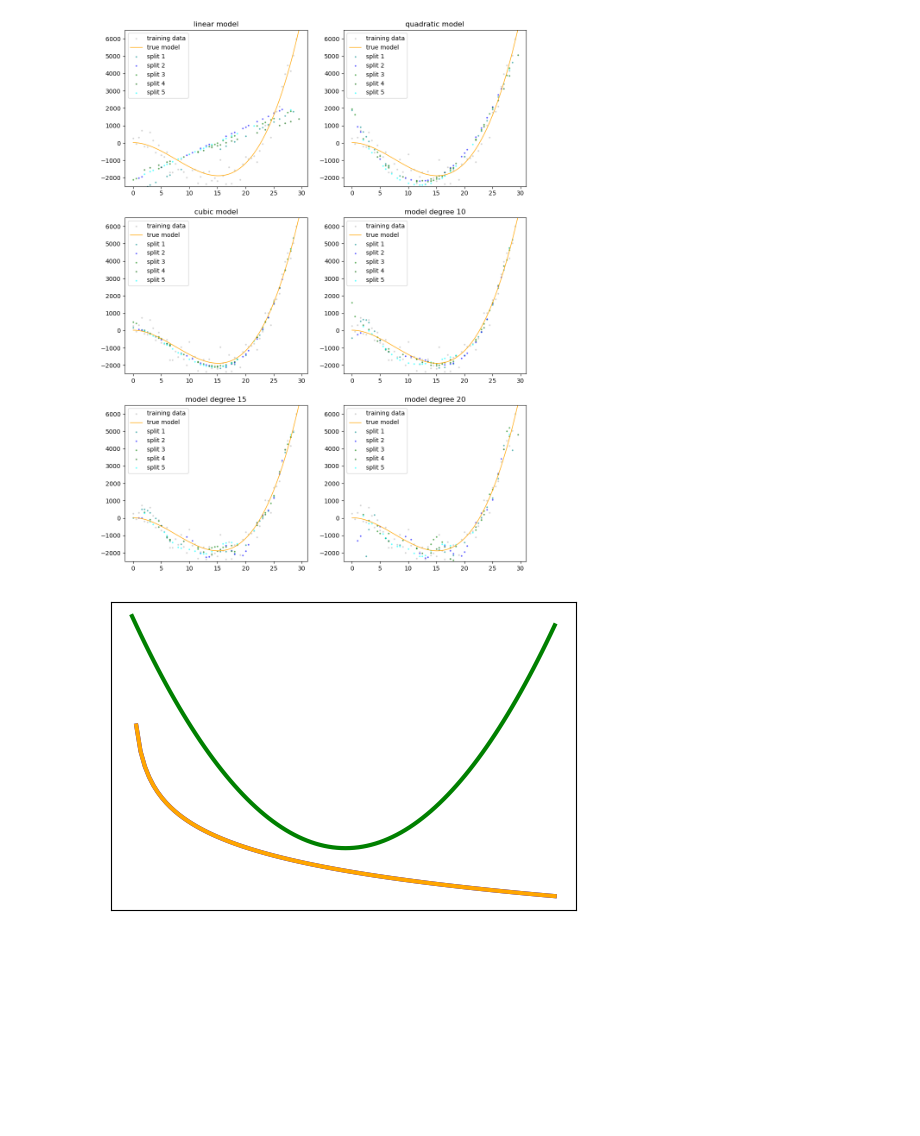
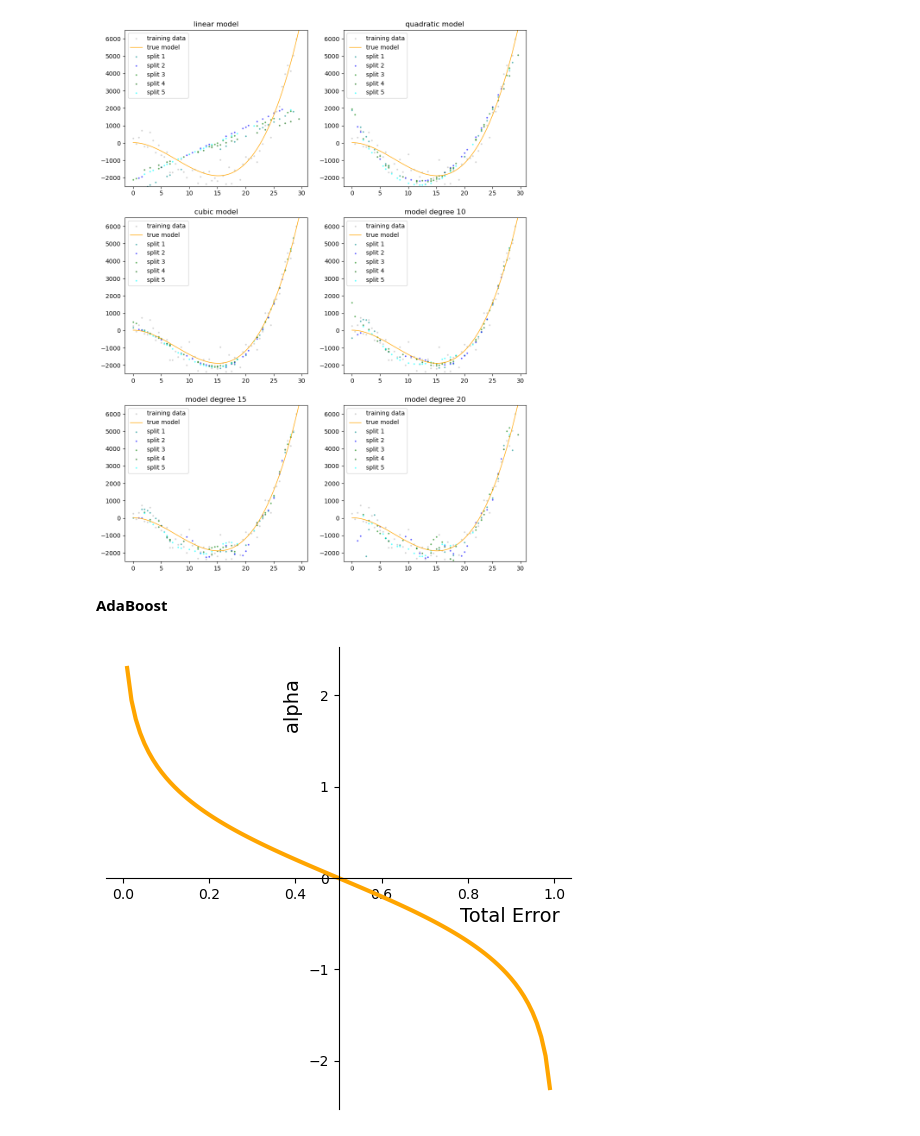
Before and after one commit to froukje/datamapu, a Jupyter notebook: notebooks/plots.ipynb, the cells around one changed output. Saved outputs shown, nothing was run; the diff lists cells and outputs as text; code cells hidden in the pictures; blank space fills up the shorter version.

Commit message:
adaboost

```diff
--- a/notebooks/plots.ipynb
+++ b/notebooks/plots.ipynb
@@ -371,17 +371,20 @@ ax[2,1].legend();
 plt.savefig('model_complexity.png', transparent=True)
 # %% [output]
 [figure]
-# %%
-fig, ax = plt.subplots(1,1, figsize=(6,4))
-x = np.arange(-5,5,0.1)
-y = 0.5*x**2
-y1 = 2 - 2*np.log(x+5)
-y2 = 2 + 2*np.log(-x)
-ax.plot(x, y, color='green',linewidth=3.0)
-ax.plot(x, y1, color='blue',linewidth=3.0)
-ax.plot(x, y1, color='orange',linewidth=3.0)
-
-ax.set_xticks([])
-ax.set_yticks([]);
-# %% [output]
-[figure, removed]
+# %% [markdown]
+**AdaBoost**
+# %%
+# plot influence ("amount of say")
+fig, ax = plt.subplots(1, 1, figsize=(6,6))
+
+err = np.arange(0,1.01,0.01)
+alpha = 1/2 *np.log((1-err)/err)
+ax.plot(err, alpha, color="orange", linewidth=3)
+ax.spines['left'].set_position('center')
+ax.spines['bottom'].set_position('center')
+ax.spines[['right', 'top']].set_visible(False)
+ax.set_xlabel("                                                        Total Error", fontsize=14)
+ax.set_ylabel("                                                        alpha", fontsize=14)
+plt.savefig('alpha_adaboost.png', transparent=True);
+# %% [output]
+[figure, added]
```
Also changed, not shown: parts of 2 cells of this notebook, 31 other files.
